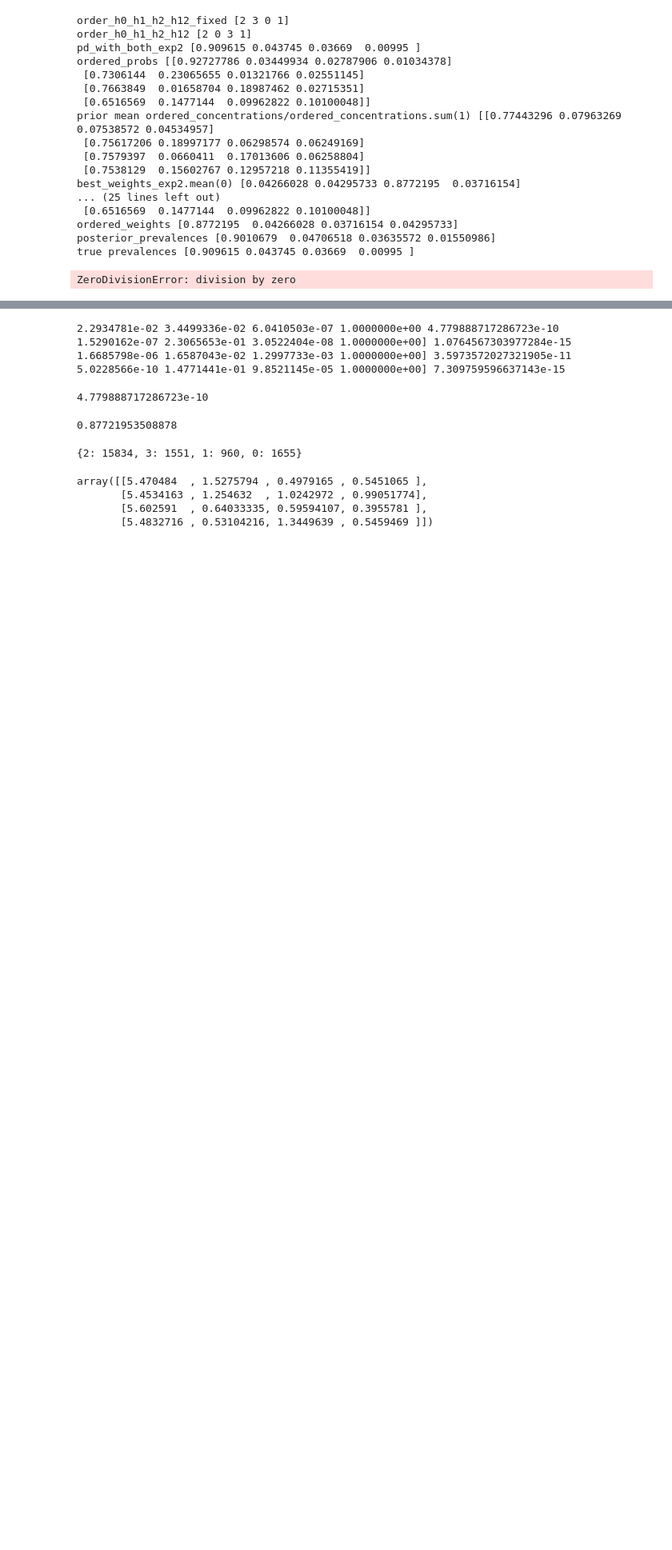
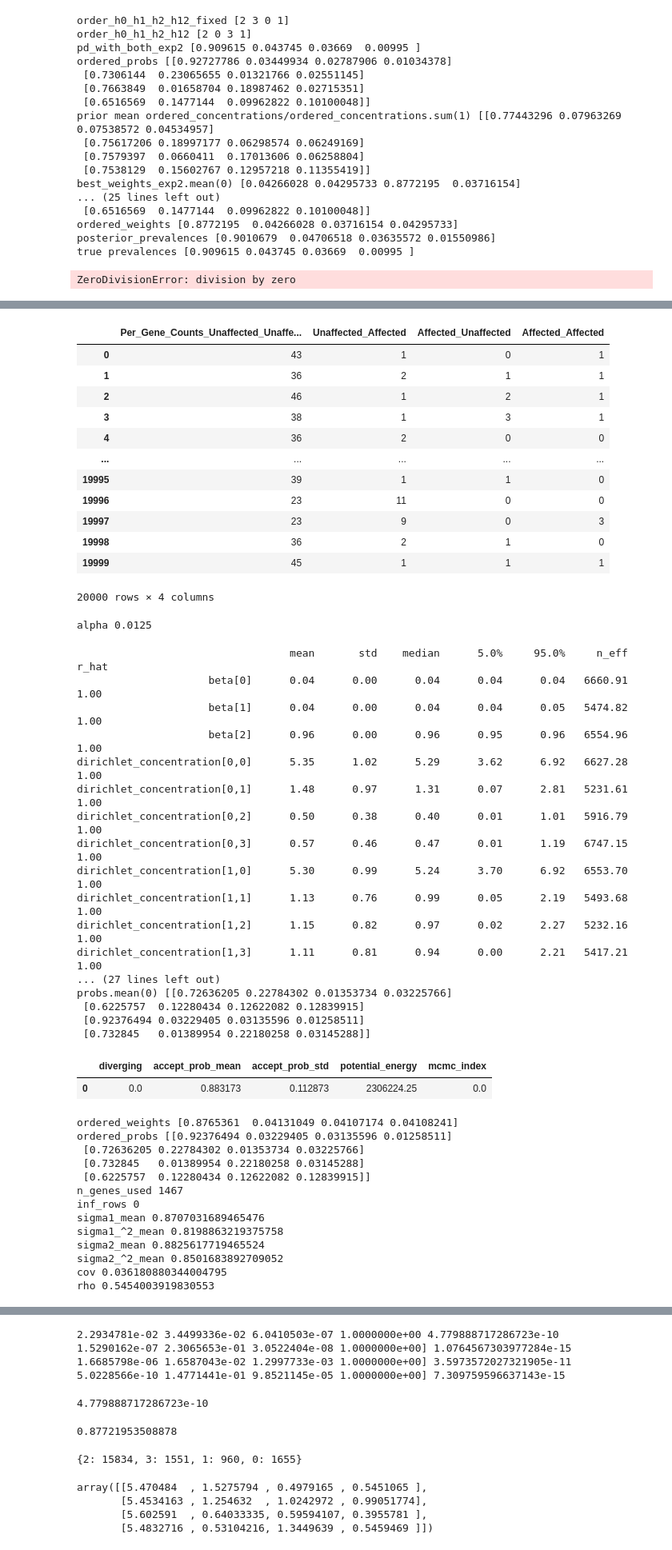
Before and after one commit to akotlar/multivariate-tada, a Jupyter notebook: project/sim6.ipynb, the cells around one changed output, grey strips where cells are left out. Shown at 80% size. Cells and saved outputs as stored; diff of their text form; code cells hidden in the pictures; blank space fills up the shorter version.

```diff
--- a/project/sim6.ipynb
+++ b/project/sim6.ipynb
@@ -2353,0 +1933,76 @@ rho estimate -1.2072006198923907e-10
+# %%
+import pandas as pd
+import numpy as np
+
+df_exp3 = pd.read_csv('sim/simulations/pd1_0.02_pd2_0.02_af_1e-4_pi1_0.05_pi2_0.05_pi12_0.05_h2_1_0.8_h2_2_0.8_rho_0.8/results.csv')
+
+display(df_exp3)
+
+# Our best performing model; fits like a champ even challening simulations
+random_key, _random_key = random.split(random_key)
+
+res_exp3 = run_until_enough(random_key=_random_key, target_number_of_chains=1, run_params={
+    "data": df_exp3.to_numpy(),
+    "max_K": 4,
+})
+best_chain_exp3, statistics_exp3 = select_best_chain(res_exp3)
+display(statistics_exp3)
+
+#best_weights, best_probs, best_betas, best_dirichlet_concentrations = ordered_statistics([best_chain])
+best_weights_exp3, best_probs_exp3, best_betas_exp3, best_dirichlet_concentrations_exp3 = get_parameters(best_chain_exp3)
+
+pds_exp3 = np.array([0.043475,0.04295,0.012475])
+pd_with_both_exp3 = np.array([1 - pds_exp3.sum(), *pds_exp3])
+n_samples_exp3 = 200_000
+var1_3, var2_3, cov_3, rho_3 = get_rho_bivariate(probs = best_probs_exp3, weights = best_weights_exp3,
+                                         observations = df_exp3.to_numpy(),
+                                         concentrations = best_dirichlet_concentrations_exp3,
+                                         prevalences=pd_with_both_exp3,
+                                         n_samples = n_samples_exp3)
+# %% [output]
+|  | Per_Gene_Counts_Unaffected_Unaffe... | Unaffected_Affected | Affected_Unaffected | Affected_Affected |
+| 0 | 43 | 1 | 0 | 1 |
+| 1 | 36 | 2 | 1 | 1 |
+| 2 | 46 | 1 | 2 | 1 |
+| 3 | 38 | 1 | 3 | 1 |
+| 4 | 36 | 2 | 0 | 0 |
+| ... | ... | ... | ... | ... |
+| 19995 | 39 | 1 | 1 | 0 |
+| 19996 | 23 | 11 | 0 | 0 |
+| 19997 | 23 | 9 | 0 | 3 |
+| 19998 | 36 | 2 | 1 | 0 |
+| 19999 | 45 | 1 | 1 | 1 |
+20000 rows × 4 columns
+alpha 0.0125
+                                  mean       std    median      5.0%     95.0%     n_eff     r_hat
+                     beta[0]      0.04      0.00      0.04      0.04      0.04   6660.91      1.00
+                     beta[1]      0.04      0.00      0.04      0.04      0.05   5474.82      1.00
+                     beta[2]      0.96      0.00      0.96      0.95      0.96   6554.96      1.00
+dirichlet_concentration[0,0]      5.35      1.02      5.29      3.62      6.92   6627.28      1.00
+dirichlet_concentration[0,1]      1.48      0.97      1.31      0.07      2.81   5231.61      1.00
+dirichlet_concentration[0,2]      0.50      0.38      0.40      0.01      1.01   5916.79      1.00
+dirichlet_concentration[0,3]      0.57      0.46      0.47      0.01      1.19   6747.15      1.00
+dirichlet_concentration[1,0]      5.30      0.99      5.24      3.70      6.92   6553.70      1.00
+dirichlet_concentration[1,1]      1.13      0.76      0.99      0.05      2.19   5493.68      1.00
+dirichlet_concentration[1,2]      1.15      0.82      0.97      0.02      2.27   5232.16      1.00
+dirichlet_concentration[1,3]      1.11      0.81      0.94      0.00      2.21   5417.21      1.00
+... (27 lines left out)
+probs.mean(0) [[0.72636205 0.22784302 0.01353734 0.03225766]
+ [0.6225757  0.12280434 0.12622082 0.12839915]
+ [0.92376494 0.03229405 0.03135596 0.01258511]
+ [0.732845   0.01389954 0.22180258 0.03145288]]
+|  | diverging | accept_prob_mean | accept_prob_std | potential_energy | mcmc_index |
+| 0 | 0.0 | 0.883173 | 0.112873 | 2306224.25 | 0.0 |
+ordered_weights [0.8765361  0.04131049 0.04107174 0.04108241]
+ordered_probs [[0.92376494 0.03229405 0.03135596 0.01258511]
+ [0.72636205 0.22784302 0.01353734 0.03225766]
+ [0.732845   0.01389954 0.22180258 0.03145288]
+ [0.6225757  0.12280434 0.12622082 0.12839915]]
+n_genes_used 1467
+inf_rows 0
+sigma1_mean 0.8707031689465476
+sigma1_^2_mean 0.8198863219375758
+sigma2_mean 0.8825617719465524
+sigma2_^2_mean 0.8501683892709052
+cov 0.036180880344004795
+rho 0.5454003919830553
```
Also changed, not shown: parts of 29 cells of this notebook, 2 other files.
